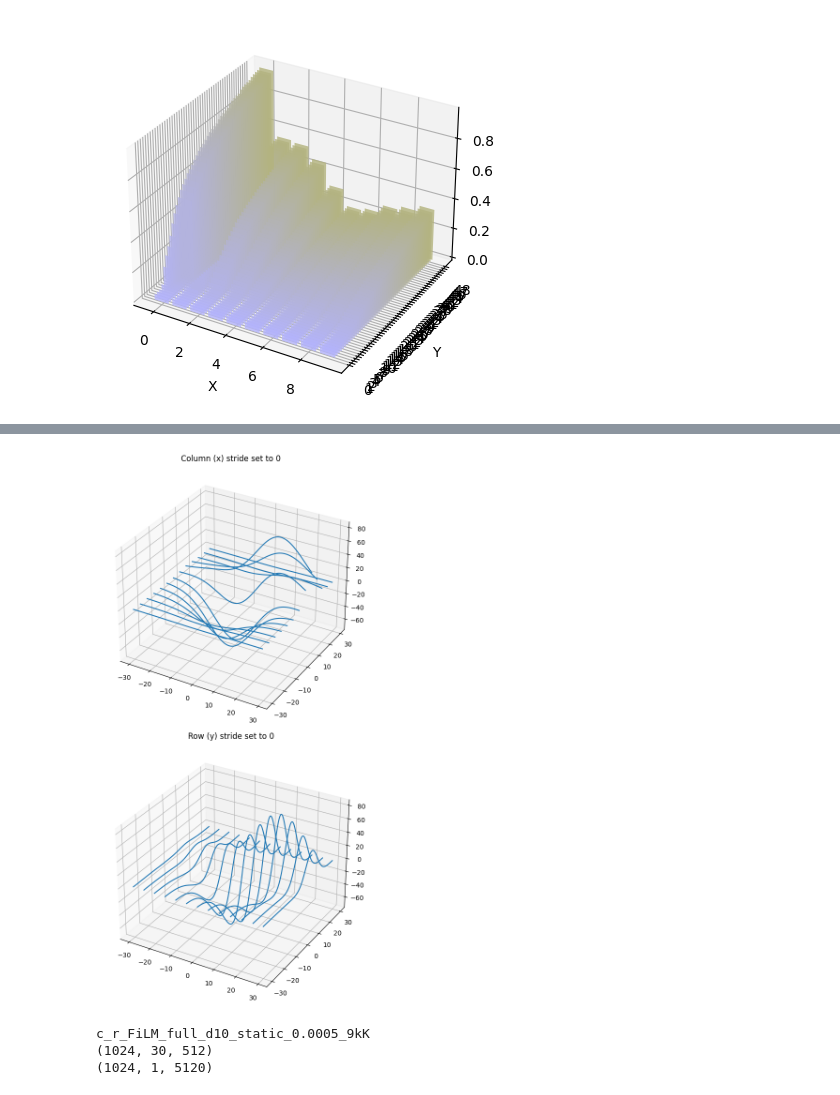
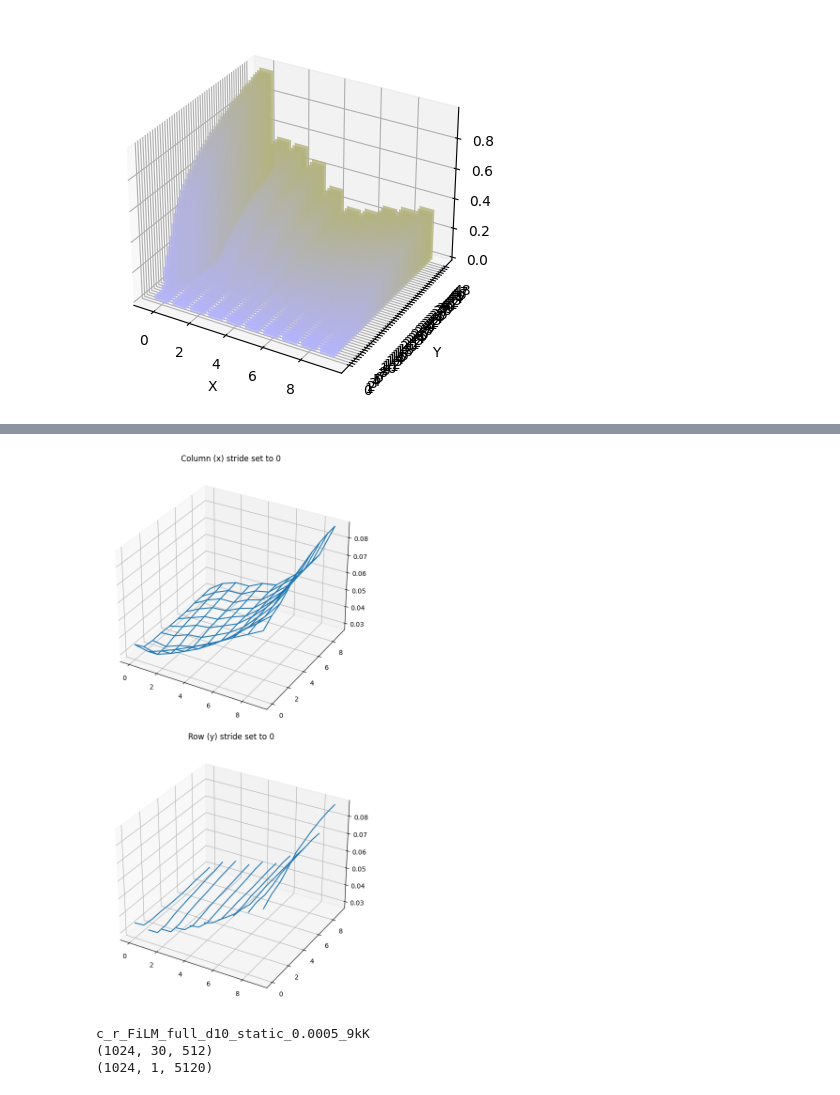
Before and after one commit to Elizabeth-Flx/dlomix-astral, a Jupyter notebook: model_evaluation.ipynb, the cells around one changed output, grey strips where cells are left out. Cells and saved outputs as stored; diff of their text form; code cells hidden in the pictures.

```diff
--- a/model_evaluation.ipynb
+++ b/model_evaluation.ipynb
@@ -10,7 +10,7 @@ from dlomix.data import FragmentIonIntensityDataset
 import os
 # %%
 # get files in the directory
-run_name = "0.5344_c_r_FiLM_full_d10_static_0.0005_9kK"
+run_name = "0.5378_c_i_FiLM_full_d10_static_0.0005_EJ1.keras"
 
 subdir = '/nfs/home/students/d.lochert/projects/astral/dlomix-astral/saved_models/%s/' % ('c' + run_name.split('_c')[1].split('.keras')[0])
 
@@ -18,4 +18,5 @@ files = [ os.path.join(subdir, file_name) for file_name in os.listdir(subdir) ]
 files.sort(reverse=True)
 
 print('\n'.join(files))
+print(len(files))
 # %% [output]
@@ -86,7 +85,7 @@ print(metadata_permutations['charge_oh'].shape)
 
 results = []
 
-for file in files:
+for file in files[:10]:
     model = keras.saving.load_model(file,
                                     custom_objects={'masked_spectral_distance': masked_spectral_distance,
                                                     'masked_pearson_correlation_distance': masked_pearson_correlation_distance},
@@ -114,3 +112,0 @@ Finished loading model 0.2105_c_r_FiLM_full_d10_static_0.0005_9kK.keras
-# %%
-for i in results:
-    print(i.shape)
@@ -135,5 +113,5 @@ for i in results:
 # %%
-res = tf.split(results[0], 20, axis=-1)
+res = tf.split(results[10], 20, axis=-1)
 
 vals = [tf.math.abs(tf.reshape(res[i], [-1])) for i in range(0, 20, 2)]
 keys = np.array([i for i in range(1, 11)])
@@ -206,36 +183,58 @@ import matplotlib.pyplot as plt
 
 fig, [ax1, ax2] = plt.subplots(2, 1, figsize=(8, 12), subplot_kw={'projection': '3d'})
 
-# Get the test data
-X, Y, Z = axes3d.get_test_data(0.05)
 
-X = []
-Y  = []
-Z  = []
+X_ = []
+Y_ = []
+Z_ = []
+
+# X_.append( list(range(10)) )
+# Y_.append( [0] * 10 )
+# Z_.append( [0] * 10 )
 
 
 for step in range(len(results)):
 
     res = tf.split(results[step], 20, axis=-1)
-    vals = [tf.math.abs(tf.reshape(res[i], [-1])) for i in range(0, 20, 2)]
-    std = [tf.math.reduce_mean(v) for v in vals]
 
-    X.append(list(range(10)))
-    Y.append([step] * 10)
-    Z.append(std)
+
+    vals = [tf.reshape(res[i], [-1]) for i in range(1, 20, 2)]
+
+    vals = [tf.math.abs(v) for v in vals]
+
+    std = [float(tf.math.reduce_mean(v)) for v in vals]
+
+    X_.append( list(range(len(std))) )
+
+    Y_.append( [step] * len(std) )
+    Z_.append( std )
+
+
+# X_.append( X_[-1] )
+# Y_.append( Y_[-1] )
+# Z_.append( [0] * 10 )
+
+# X_.append( list(range(10)) )
+# Y_.append( [0] * 10 )
+# Z_.append( [0] * 10 )
 
 
 
-print(X)
-print(Y)
-print(Z)
+
+X_ = np.array(X_)
+Y_ = np.array(Y_)
+Z_ = np.array(Z_)
+
+print(X_)
+print(Y_)
+print(Z_)
 
 # Give the first plot only wireframes of the type y = c
-ax1.plot_wireframe(X, Y, Z, rstride=10, cstride=0)
+ax1.plot_wireframe(X_, Y_, Z_, rstride=1, cstride=1)
 ax1.set_title("Column (x) stride set to 0")
 
 # Give the second plot only wireframes of the type x = c
-ax2.plot_wireframe(X, Y, Z, rstride=0, cstride=10)
+ax2.plot_wireframe(X_, Y_, Z_, rstride=0, cstride=1)
 ax2.set_title("Row (y) stride set to 0")
 
 plt.tight_layout()
@@ -261,4 +260,4 @@ plt.show()
-[figure, old version]
+[figure, new version]
 # %%
 model_name = '0.5344_c_r_FiLM_full_d10_static_0.0005_9kK.keras'
 
```
Also changed, not shown: parts of 5 cells of this notebook, 2 other files.
